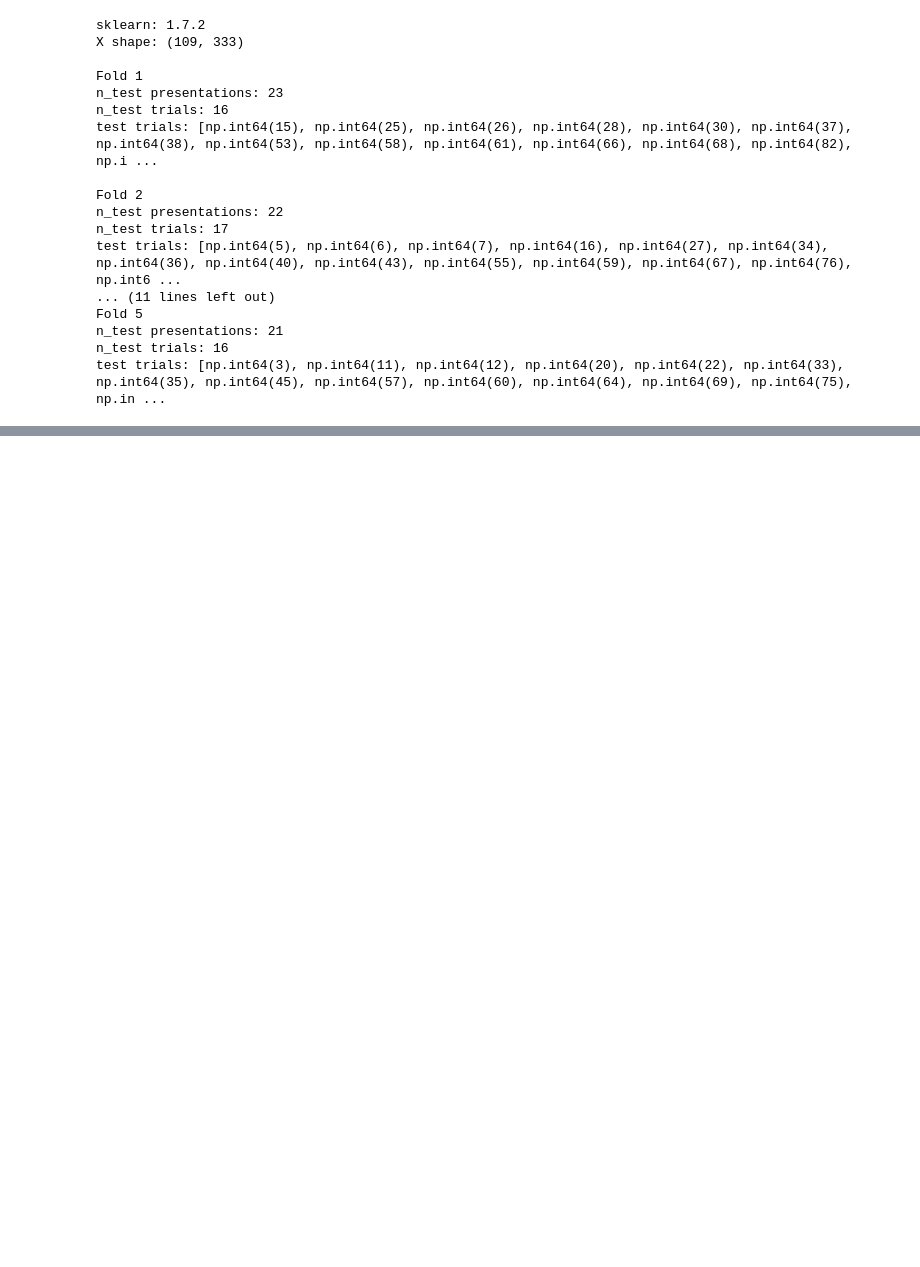
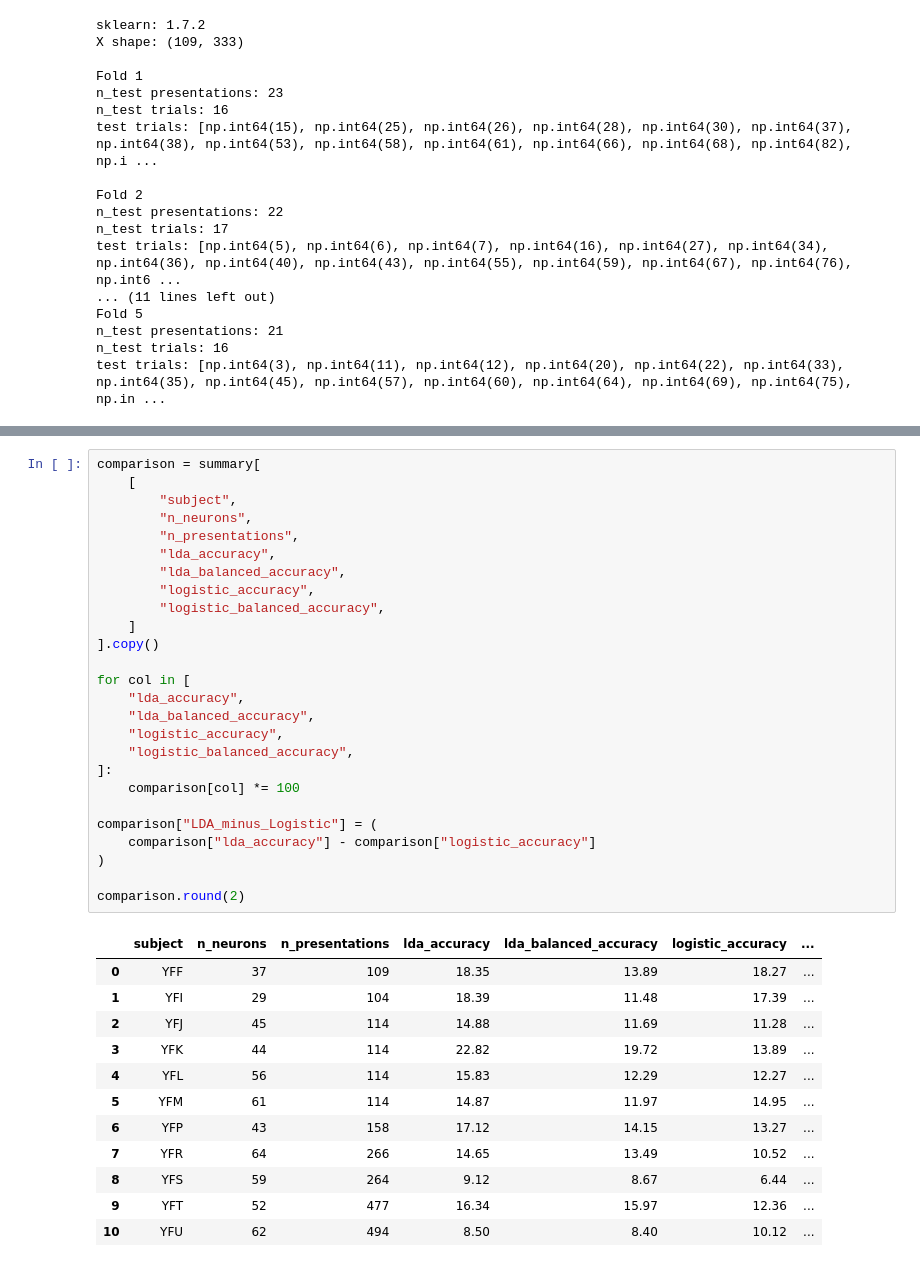
Before and after one commit to Shafiq-Abdu/number-simplex-reproduction, a Jupyter notebook: notebooks1/07_population_level_decoding.ipynb, the cells around one changed output, grey strips where cells are left out. Drawn from its saved outputs; the diff is of its cells as text; blank space fills up the shorter version.

```diff
--- a/notebooks1/07_population_level_decoding.ipynb
+++ b/notebooks1/07_population_level_decoding.ipynb
@@ -793,0 +839,39 @@ test trials: [np.int64(3), np.int64(11), np.int64(12), np.int64(20), np.int64(22
+# %%
+comparison = summary[
+    [
+        "subject",
+        "n_neurons",
+        "n_presentations",
+        "lda_accuracy",
+        "lda_balanced_accuracy",
+        "logistic_accuracy",
+        "logistic_balanced_accuracy",
+    ]
+].copy()
+
+for col in [
+    "lda_accuracy",
+    "lda_balanced_accuracy",
+    "logistic_accuracy",
+    "logistic_balanced_accuracy",
+]:
+    comparison[col] *= 100
+
+comparison["LDA_minus_Logistic"] = (
+    comparison["lda_accuracy"] - comparison["logistic_accuracy"]
+)
+
+comparison.round(2)
+# %% [output]
+|  | subject | n_neurons | n_presentations | lda_accuracy | lda_balanced_accuracy | logistic_accuracy | ... |
+| 0 | YFF | 37 | 109 | 18.35 | 13.89 | 18.27 | ... |
+| 1 | YFI | 29 | 104 | 18.39 | 11.48 | 17.39 | ... |
+| 2 | YFJ | 45 | 114 | 14.88 | 11.69 | 11.28 | ... |
+| 3 | YFK | 44 | 114 | 22.82 | 19.72 | 13.89 | ... |
+| 4 | YFL | 56 | 114 | 15.83 | 12.29 | 12.27 | ... |
+| 5 | YFM | 61 | 114 | 14.87 | 11.97 | 14.95 | ... |
+| 6 | YFP | 43 | 158 | 17.12 | 14.15 | 13.27 | ... |
+| 7 | YFR | 64 | 266 | 14.65 | 13.49 | 10.52 | ... |
+| 8 | YFS | 59 | 264 | 9.12 | 8.67 | 6.44 | ... |
+| 9 | YFT | 52 | 477 | 16.34 | 15.97 | 12.36 | ... |
+| 10 | YFU | 62 | 494 | 8.50 | 8.40 | 10.12 | ... |
```
Also changed, not shown: parts of 2 cells of this notebook, 1 other file.
